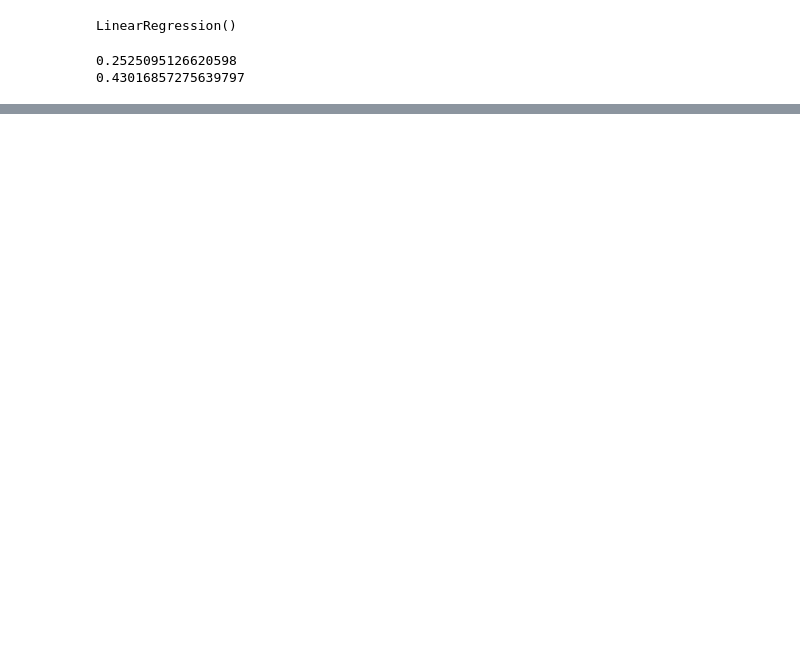
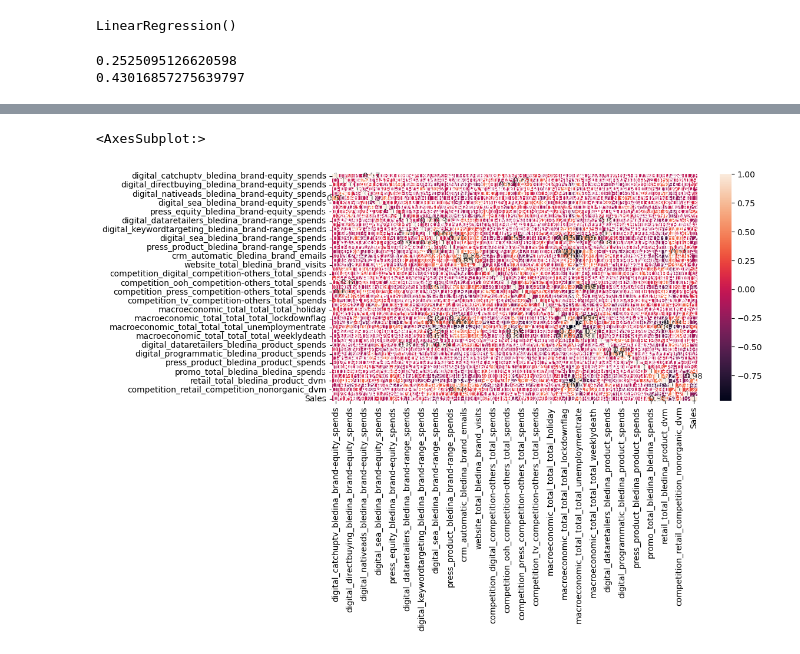
Before and after one commit to Quest-360/Danone_France, a Jupyter notebook: RFE_LOG_WIN_FEATURES.ipynb, the cells around one changed output, grey strips where cells are left out. Saved outputs shown, nothing was run; the diff lists cells and outputs as text; code cells hidden in the pictures; blank space fills up the shorter version.

```diff
--- a/RFE_LOG_WIN_FEATURES.ipynb
+++ b/RFE_LOG_WIN_FEATURES.ipynb
@@ -239,0 +304,6 @@ for i in range(1,24):
+# %%
+plt.figure(figsize=(10,5))
+sns.heatmap(df.corr(), annot=True)
+# %% [output]
+<AxesSubplot:>
+[figure, added]
```
Also changed, not shown: parts of 9 cells of this notebook, 8 other files.
